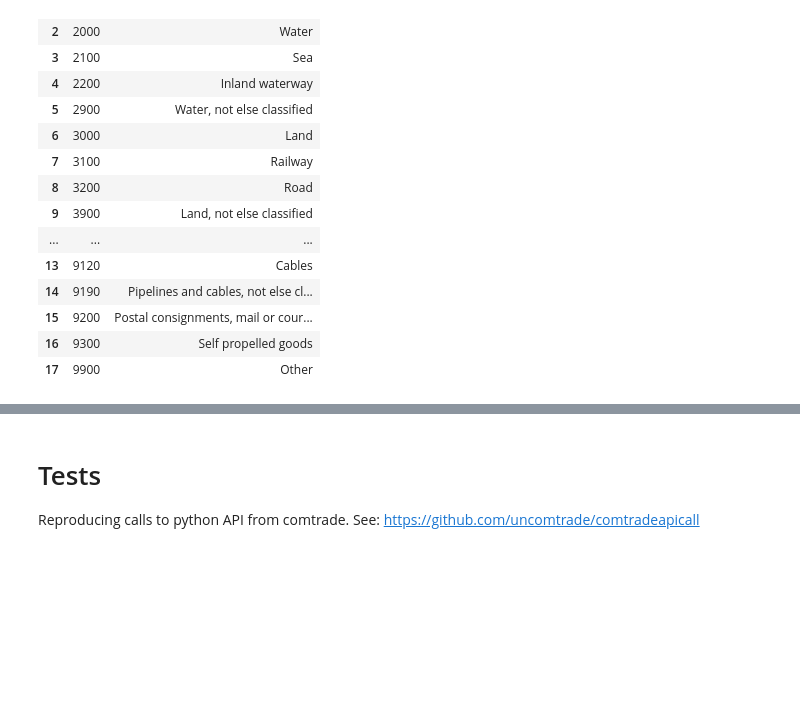
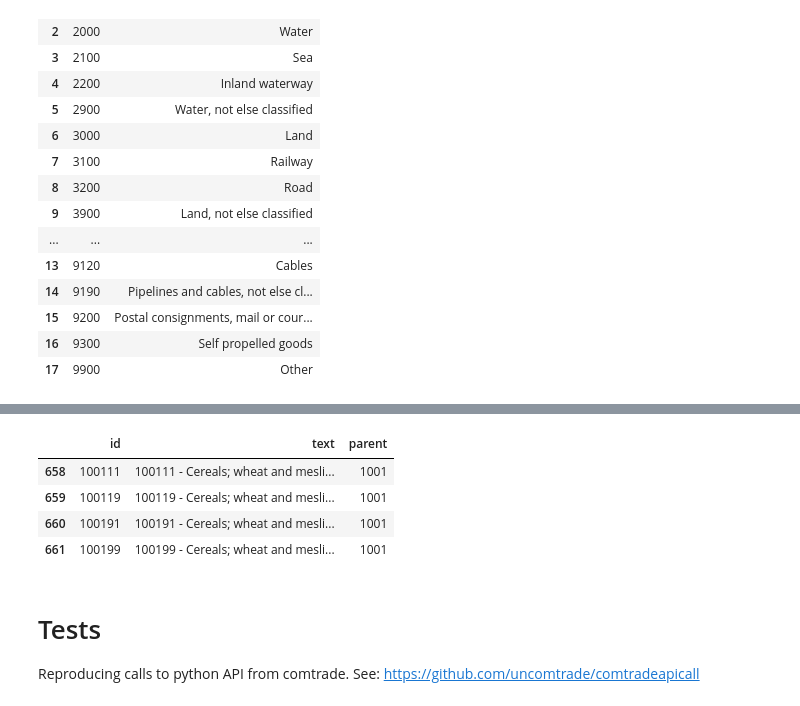
Before and after one commit to joaquimrcarvalho/cipf-comtrade, a Jupyter notebook: comtrade-api.ipynb, the cells around one changed output, grey strips where cells are left out. Cells and saved outputs as stored; diff of their text form; code cells hidden in the pictures; blank space fills up the shorter version.

```diff
--- a/comtrade-api.ipynb
+++ b/comtrade-api.ipynb
@@ -256,3 +276,19 @@ comtradeapicall.getReference('mot')
+# %%
+import comtradeapicall
+
+
+hs = comtradeapicall.getReference('cmd:H5')
+# %%
+import pandas as pd
+pd.set_option('display.max_colwidth', 200)
+
+hs[hs['text'].str.contains('Durum', case=False)]
+# %% [output]
+|  | id | text | parent |
+| 658 | 100111 | 100111 - Cereals; wheat and mesli... | 1001 |
+| 659 | 100119 | 100119 - Cereals; wheat and mesli... | 1001 |
+| 660 | 100191 | 100191 - Cereals; wheat and mesli... | 1001 |
+| 661 | 100199 | 100199 - Cereals; wheat and mesli... | 1001 |
 # %% [markdown]
 # Tests
 
```
Also changed, not shown: parts of 9 cells of this notebook.
